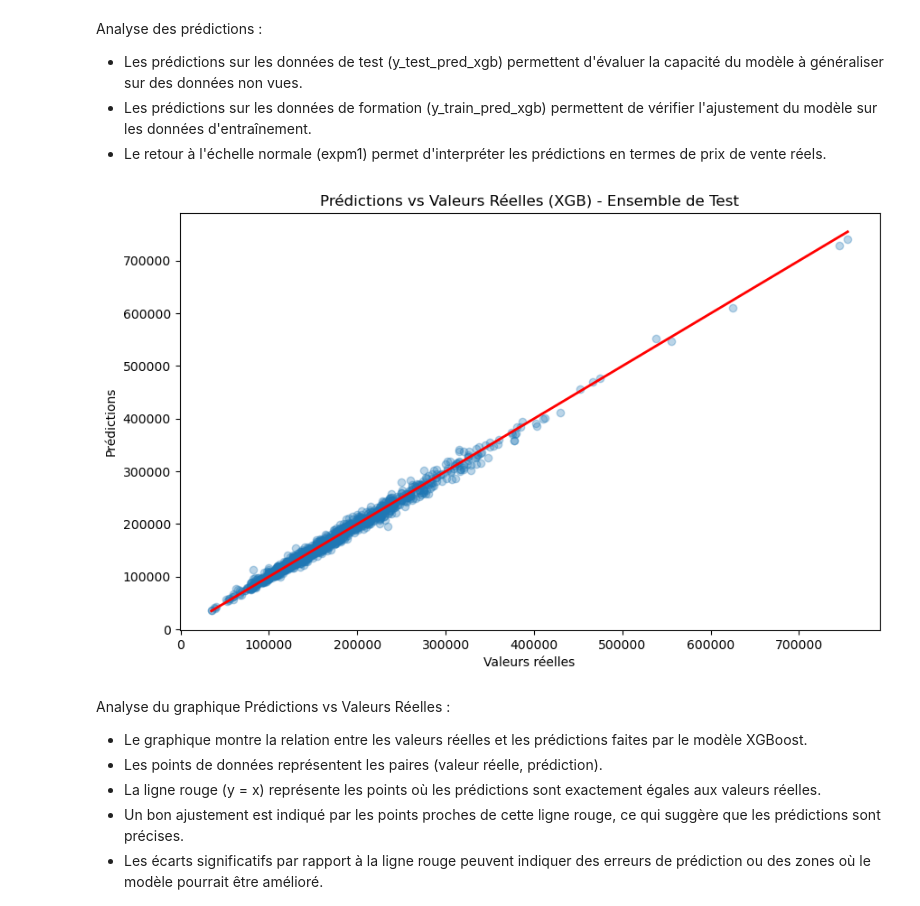
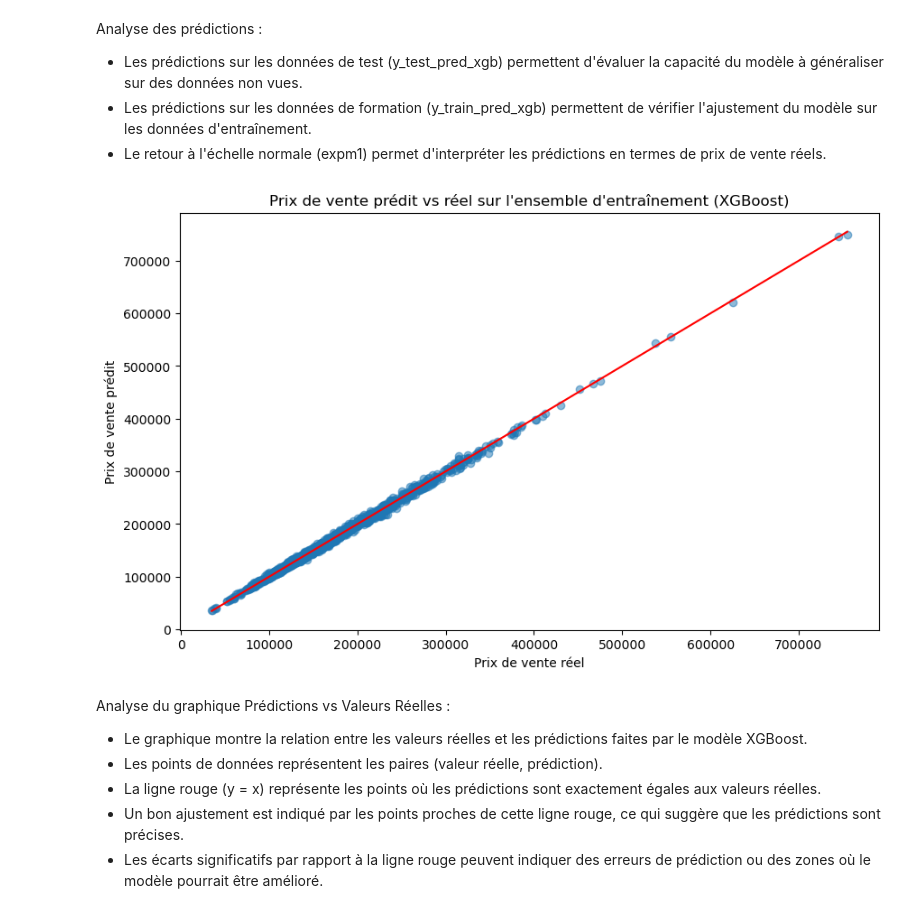
Before and after one commit to blerdon/HousePrices, a Jupyter notebook: HousePrices.ipynb, the cells around one changed output. Cells and saved outputs as stored; diff of their text form; code cells hidden in the pictures.

```diff
--- a/HousePrices.ipynb
+++ b/HousePrices.ipynb
@@ -298 +344,9 @@ La meilleure valeur d'alpha est : 2.5950242113997373e-05
+# %%
+# Entraîner le modèle Lasso avec la meilleure valeur d'alpha
+final_lasso = Lasso(alpha=best_alpha, max_iter=20000)
+final_lasso.fit(X_train_df, y_train)
+
+# Prédire sur les données de test avec le modèle Lasso
+lasso_predictions = final_lasso.predict(X_test_df)
+lasso_predictions = np.expm1(lasso_predictions)  # Inverser la transformation log1p
 # %% [markdown]
@@ -312,11 +368,6 @@ import xgboost as xgb
 def rmsle(y_true, y_pred):
     return np.sqrt(mean_squared_log_error(y_true, y_pred))
 
-# Critères de succès et analyse critique des scores RMSLE
-# Les critères de succès pour évaluer la performance des modèles sont basés sur les scores RMSLE.
-# Un RMSLE inférieur indique une meilleure performance, en particulier pour les modèles de régression où l'on souhaite que les prédictions soient proportionnellement proches des valeurs réelles.
-# Pour ce projet, un RMSLE inférieur à 0.2 est considéré comme un bon résultat, indiquant que les prédictions sont en moyenne à moins de 20% de la valeur réelle.
-# Les scores RMSLE moyens obtenus par les modèles XGBoost et AdaBoost seront analysés pour déterminer si les modèles répondent à ce critère de succès.
 
 # Préparer les données pour Optuna
 # X_preprocessed contient les caractéristiques transformées, et y contient la variable cible.
@@ -333,9 +384,10 @@ def objective_xgb(trial):
         'subsample': trial.suggest_float('subsample', 0.5, 1.0),
         'colsample_bytree': trial.suggest_float('colsample_bytree', 0.3, 1.0),
         'min_child_weight': trial.suggest_int('min_child_weight', 1, 10),
-        'reg_alpha': 1e-4,  # Utiliser la valeur ajustée d'alpha
+        'reg_alpha': 1e-2,  # Utiliser la valeur ajustée d'alpha
         'reg_lambda': trial.suggest_float('reg_lambda', 1e-8, 10.0, log=True),
-        'gamma': trial.suggest_float('gamma', 1e-8, 1.0, log=True)
+        'gamma': trial.suggest_float('gamma', 1e-8, 1.0, log=True),
+        'early_stopping_rounds': 50  #éviter le warning
     }
 
     model = xgb.XGBRegressor(**xgb_params, random_state=42, objective='reg:squarederror')
@@ -347,7 +399,7 @@ def objective_xgb(trial):
         X_train, X_valid = X_preprocessed.iloc[train_index], X_preprocessed.iloc[valid_index]
         y_train, y_valid = y.iloc[train_index], y.iloc[valid_index]
 
-        model.fit(X_train, np.log1p(y_train), early_stopping_rounds=50, eval_set=[(X_valid, np.log1p(y_valid))], verbose=False)
+        model.fit(X_train, np.log1p(y_train), eval_set=[(X_valid, np.log1p(y_valid))], verbose=False)
         preds = model.predict(X_valid)
         score = rmsle(np.log1p(y_valid), preds)
         rmsle_scores.append(score)
@@ -367,5 +419,5 @@ print("Best hyperparameters for XGB =", study_xgb.best_trial.params)
 # Entraîner le modèle final avec les meilleurs hyperparamètres
 # Le modèle final est entraîné sur toutes les données d'entraînement en utilisant les meilleurs hyperparamètres trouvés par Optuna.
 final_model_xgb = xgb.XGBRegressor(**study_xgb.best_trial.params, random_state=42, objective='reg:squarederror')
-final_model_xgb.fit(X_train_df, y_train)  # Utiliser toutes les données d'entraînement
+final_model_xgb.fit(X_train_df, y_train, eval_set=[(X_train_df, np.log1p(y_train))], verbose=False)
 # %% [output]
@@ -422,16 +474,20 @@ Analyse des prédictions :
 # %%
 # Tracer les prédictions vs valeurs réelles pour l'ensemble de test
 # Cette visualisation permet de comparer les prédictions du modèle avec les valeurs réelles.
 # Un bon modèle aura ses prédictions proches de la ligne rouge (y = x), ce qui signifie que les prédictions sont similaires aux valeurs réelles.
+# Tracer les prédictions vs valeurs réelles pour l'ensemble d'entraînement
+# Tracer les prédictions vs valeurs réelles pour l'ensemble d'entraînement
+# Charger les valeurs réelles de l'ensemble de test
+
 plt.figure(figsize=(10, 6))
-plt.scatter(y_train_true, y_train_pred_xgb, alpha=0.3)
-plt.plot([min(y_train_true), max(y_train_true)], [min(y_train_true), max(y_train_true)], color='red', lw=2)
-plt.xlabel('Valeurs réelles')
-plt.ylabel('Prédictions')
-plt.title('Prédictions vs Valeurs Réelles (XGB) - Ensemble de Test')
+plt.scatter(y_train_true, y_train_pred_xgb, alpha=0.5)
+plt.plot([min(y_train_true), max(y_train_true)], [min(y_train_true), max(y_train_true)], color='red')
+plt.xlabel("Prix de vente réel")
+plt.ylabel("Prix de vente prédit")
+plt.title("Prix de vente prédit vs réel sur l'ensemble d'entraînement (XGBoost)")
 plt.show()
 # %% [output]
-[figure, old version]
+[figure, new version]
 # %% [markdown]
 Analyse du graphique Prédictions vs Valeurs Réelles :
  - Le graphique montre la relation entre les valeurs réelles et les prédictions faites par le modèle XGBoost.
```
Also changed, not shown: parts of 33 cells of this notebook.
